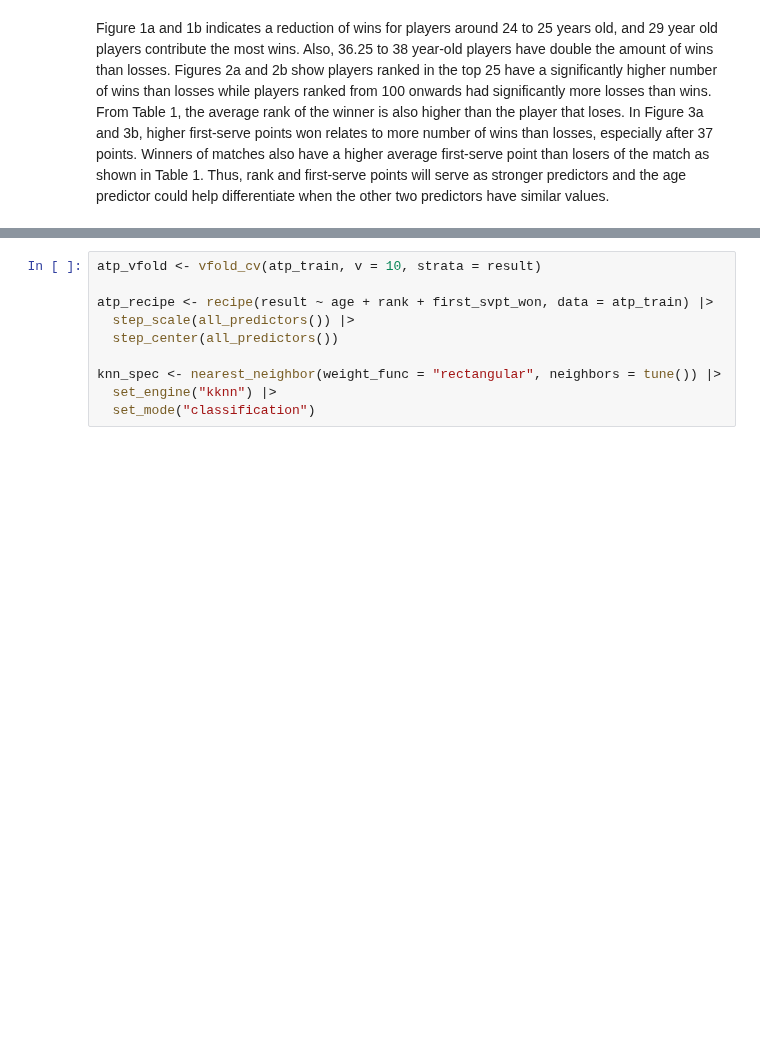
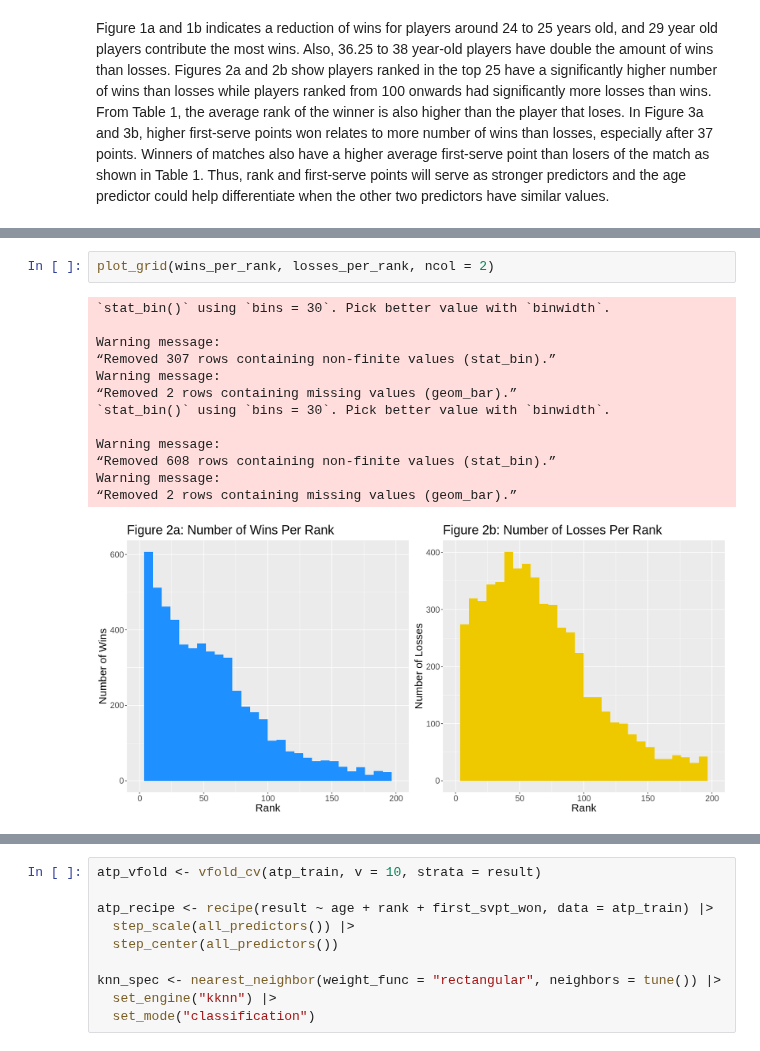
Before and after one commit to EllaShi7/DSCI-100-2022w2-Group-42-Project, a Jupyter notebook: Group_Project_Report.ipynb, the cells around one changed output, grey strips where cells are left out. Saved outputs shown, nothing was run; the diff lists cells and outputs as text; blank space fills up the shorter version.

```diff
--- a/Group_Project_Report.ipynb
+++ b/Group_Project_Report.ipynb
@@ -292,0 +303,16 @@ Figure 1a and 1b indicates a reduction of wins for players around 24 to 25 years
+# %%
+plot_grid(wins_per_rank, losses_per_rank, ncol = 2)
+# %% [output]
+`stat_bin()` using `bins = 30`. Pick better value with `binwidth`.
+
+Warning message:
+“Removed 307 rows containing non-finite values (stat_bin).”
+Warning message:
+“Removed 2 rows containing missing values (geom_bar).”
+`stat_bin()` using `bins = 30`. Pick better value with `binwidth`.
+
+Warning message:
+“Removed 608 rows containing non-finite values (stat_bin).”
+Warning message:
+“Removed 2 rows containing missing values (geom_bar).”
+[figure, added]
```
Also changed, not shown: parts of 10 cells of this notebook.
